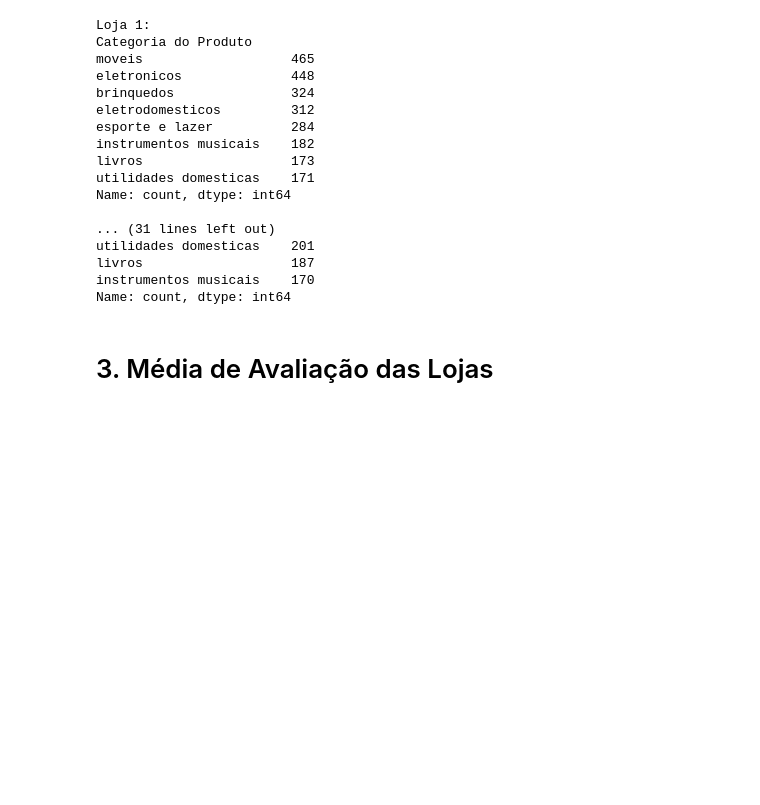
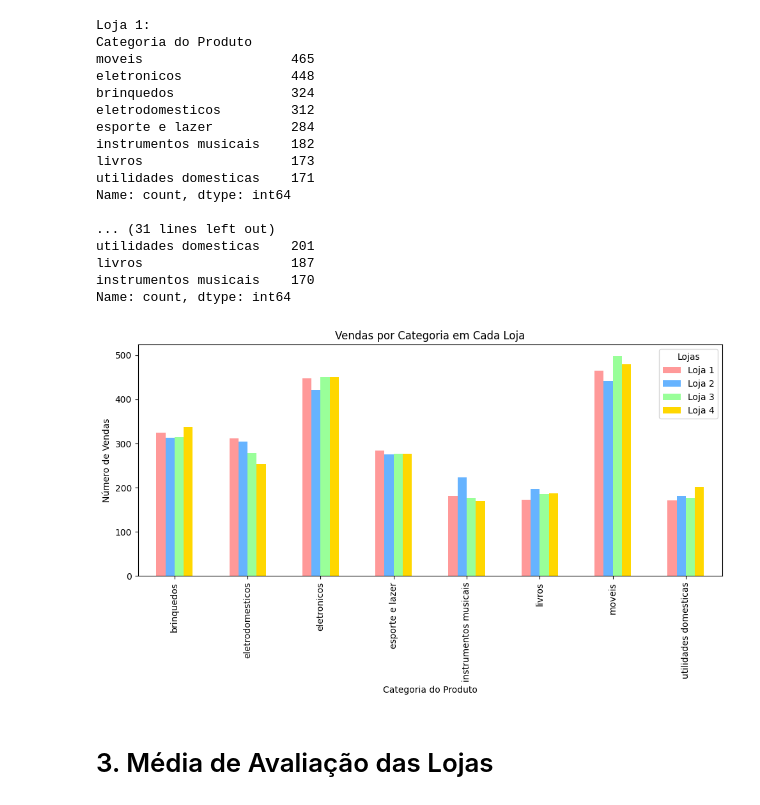
Before and after one commit to PalomaPaulaRibeiro/Challenge_Alura_Store_ProjectOne, a Jupyter notebook: AluraStoreBrPalomaRibeiro.ipynb, the cells around one changed output. Saved outputs shown, nothing was run; the diff lists cells and outputs as text; code cells hidden in the pictures; blank space fills up the shorter version.

```diff
--- a/AluraStoreBrPalomaRibeiro.ipynb
+++ b/AluraStoreBrPalomaRibeiro.ipynb
@@ -161,3 +147,31 @@ bottom5 = vendas_por_produto.tail(5)
+# %%
+# Grafico
+import matplotlib.pyplot as plt
+import pandas as pd
+
+# Juntando os dados
+df_vendas = pd.DataFrame({
+    'Loja 1': vendas_categoria_loja1,
+    'Loja 2': vendas_categoria_loja2,
+    'Loja 3': vendas_categoria_loja3,
+    'Loja 4': vendas_categoria_loja4
+}).fillna(0)
+
+# Cores personalizadas para cada loja
+cores = ['#FF9999', '#66B3FF', '#99FF99', '#FFD700']  # rosa, azul, verde claro, dourado
+
+# Criando o gráfico com cores
+df_vendas.plot(kind='bar', figsize=(10, 6), color=cores)
+
+# Títulos e rótulos
+plt.title('Vendas por Categoria em Cada Loja')
+plt.xlabel('Categoria do Produto')
+plt.ylabel('Número de Vendas')
+plt.legend(title='Lojas')
+plt.tight_layout()
+plt.show()
+# %% [output]
+[figure, added]
 # %% [markdown]
 # 3. Média de Avaliação das Lojas
 # %%
```
Also changed, not shown: parts of 1 cell of this notebook.
